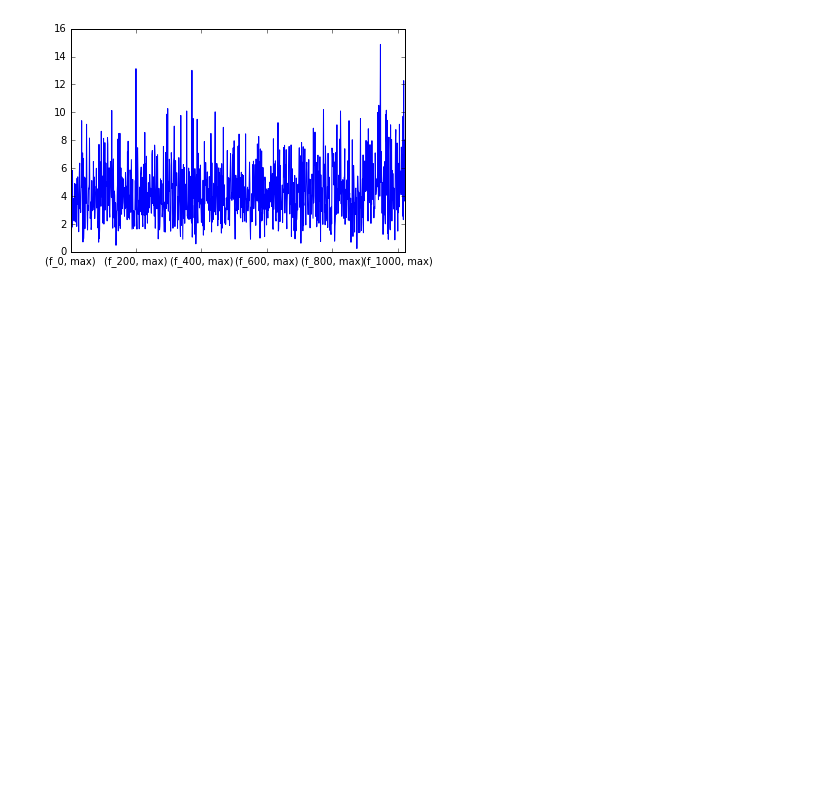
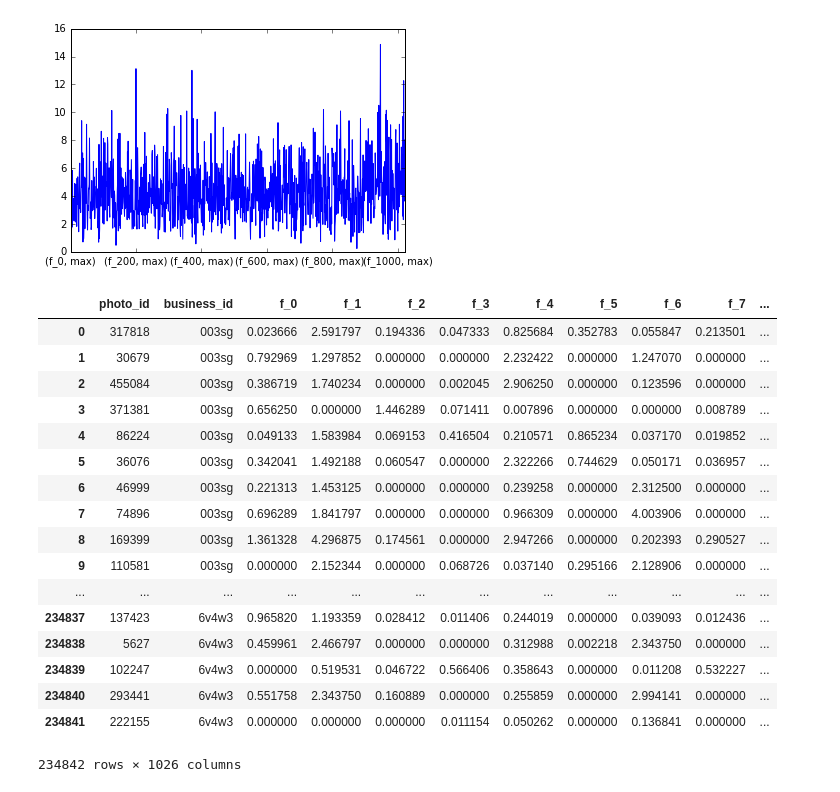
Before and after one commit to Bots-And-Brains/yelp-kaggle, a Jupyter notebook: image_features.ipynb, the cells around one changed output. Drawn from its saved outputs; the diff is of its cells as text; code cells hidden in the pictures; blank space fills up the shorter version.

Commit message:
Complete the test version of the script to process test features into features_test.pickle

```diff
--- a/image_features.ipynb
+++ b/image_features.ipynb
@@ -24,7 +24,7 @@ for i in range(1024):
 # Note that you need to use the c engine apparently to get the dypes to work.
 features = pd.read_csv(base_dir + 'features_test.txt', delimiter=' ', nrows=limit,
                        names=cols, index_col=False, engine='c', dtype=feat_dtypes)
-biz_ids = pd.read_csv(base_dir + "train_photo_to_biz_ids.csv", delimiter=',', nrows=limit, index_col=False)
+biz_ids = pd.read_csv(base_dir + "test_photo_to_biz.csv", delimiter=',', nrows=limit, index_col=False)
 
 img_f = open(base_dir + 'images_test.txt', 'r')
 
@@ -37,7 +37,7 @@ image_ids = pd.DataFrame(images, columns=['photo_id'])
 
 img_f.close()
 result = pd.concat([image_ids, features], axis=1, join='outer')
-features=None
+features
 image_ids=None
 img_f=None
 images=None
@@ -95,3 +97,24 @@ biz_feat.loc[4].plot()
 # %% [output]
 <matplotlib.axes._subplots.AxesSubplot at 0x...>
 [figure]
+# %%
+new_result
+# %% [output]
+|  | photo_id | business_id | f_0 | f_1 | f_2 | f_3 | f_4 | f_5 | f_6 | f_7 | ... |
+| 0 | 317818 | 003sg | 0.023666 | 2.591797 | 0.194336 | 0.047333 | 0.825684 | 0.352783 | 0.055847 | 0.213501 | ... |
+| 1 | 30679 | 003sg | 0.792969 | 1.297852 | 0.000000 | 0.000000 | 2.232422 | 0.000000 | 1.247070 | 0.000000 | ... |
+| 2 | 455084 | 003sg | 0.386719 | 1.740234 | 0.000000 | 0.002045 | 2.906250 | 0.000000 | 0.123596 | 0.000000 | ... |
+| 3 | 371381 | 003sg | 0.656250 | 0.000000 | 1.446289 | 0.071411 | 0.007896 | 0.000000 | 0.000000 | 0.008789 | ... |
+| 4 | 86224 | 003sg | 0.049133 | 1.583984 | 0.069153 | 0.416504 | 0.210571 | 0.865234 | 0.037170 | 0.019852 | ... |
+| 5 | 36076 | 003sg | 0.342041 | 1.492188 | 0.060547 | 0.000000 | 2.322266 | 0.744629 | 0.050171 | 0.036957 | ... |
+| 6 | 46999 | 003sg | 0.221313 | 1.453125 | 0.000000 | 0.000000 | 0.239258 | 0.000000 | 2.312500 | 0.000000 | ... |
+| 7 | 74896 | 003sg | 0.696289 | 1.841797 | 0.000000 | 0.000000 | 0.966309 | 0.000000 | 4.003906 | 0.000000 | ... |
+| 8 | 169399 | 003sg | 1.361328 | 4.296875 | 0.174561 | 0.000000 | 2.947266 | 0.000000 | 0.202393 | 0.290527 | ... |
+| 9 | 110581 | 003sg | 0.000000 | 2.152344 | 0.000000 | 0.068726 | 0.037140 | 0.295166 | 2.128906 | 0.000000 | ... |
+| ... | ... | ... | ... | ... | ... | ... | ... | ... | ... | ... | ... |
+| 234837 | 137423 | 6v4w3 | 0.965820 | 1.193359 | 0.028412 | 0.011406 | 0.244019 | 0.000000 | 0.039093 | 0.012436 | ... |
+| 234838 | 5627 | 6v4w3 | 0.459961 | 2.466797 | 0.000000 | 0.000000 | 0.312988 | 0.002218 | 2.343750 | 0.000000 | ... |
+| 234839 | 102247 | 6v4w3 | 0.000000 | 0.519531 | 0.046722 | 0.566406 | 0.358643 | 0.000000 | 0.011208 | 0.532227 | ... |
+| 234840 | 293441 | 6v4w3 | 0.551758 | 2.343750 | 0.160889 | 0.000000 | 0.255859 | 0.000000 | 2.994141 | 0.000000 | ... |
+| 234841 | 222155 | 6v4w3 | 0.000000 | 0.000000 | 0.000000 | 0.011154 | 0.050262 | 0.000000 | 0.136841 | 0.000000 | ... |
+234842 rows × 1026 columns
```
Also changed, not shown: parts of 3 cells of this notebook.
